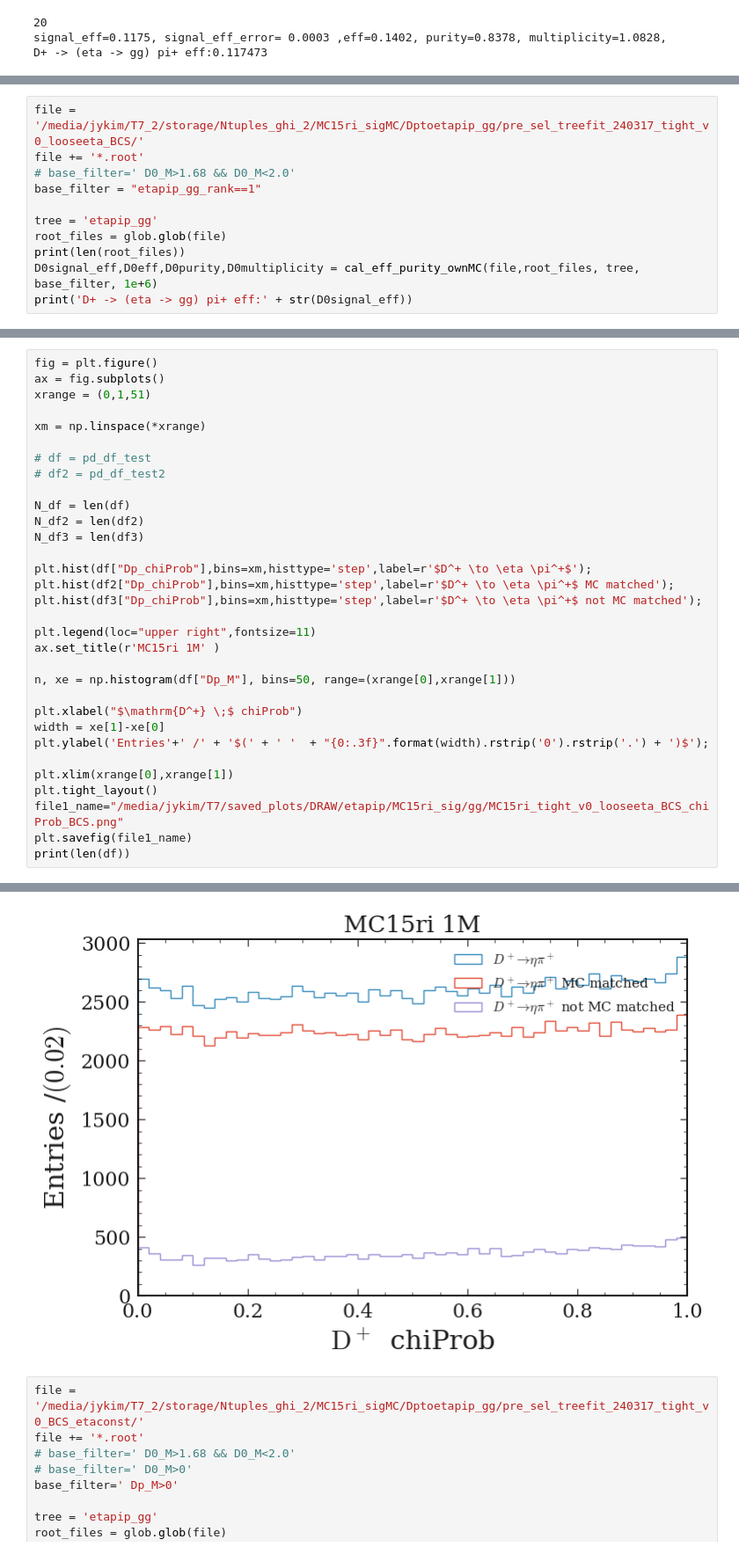
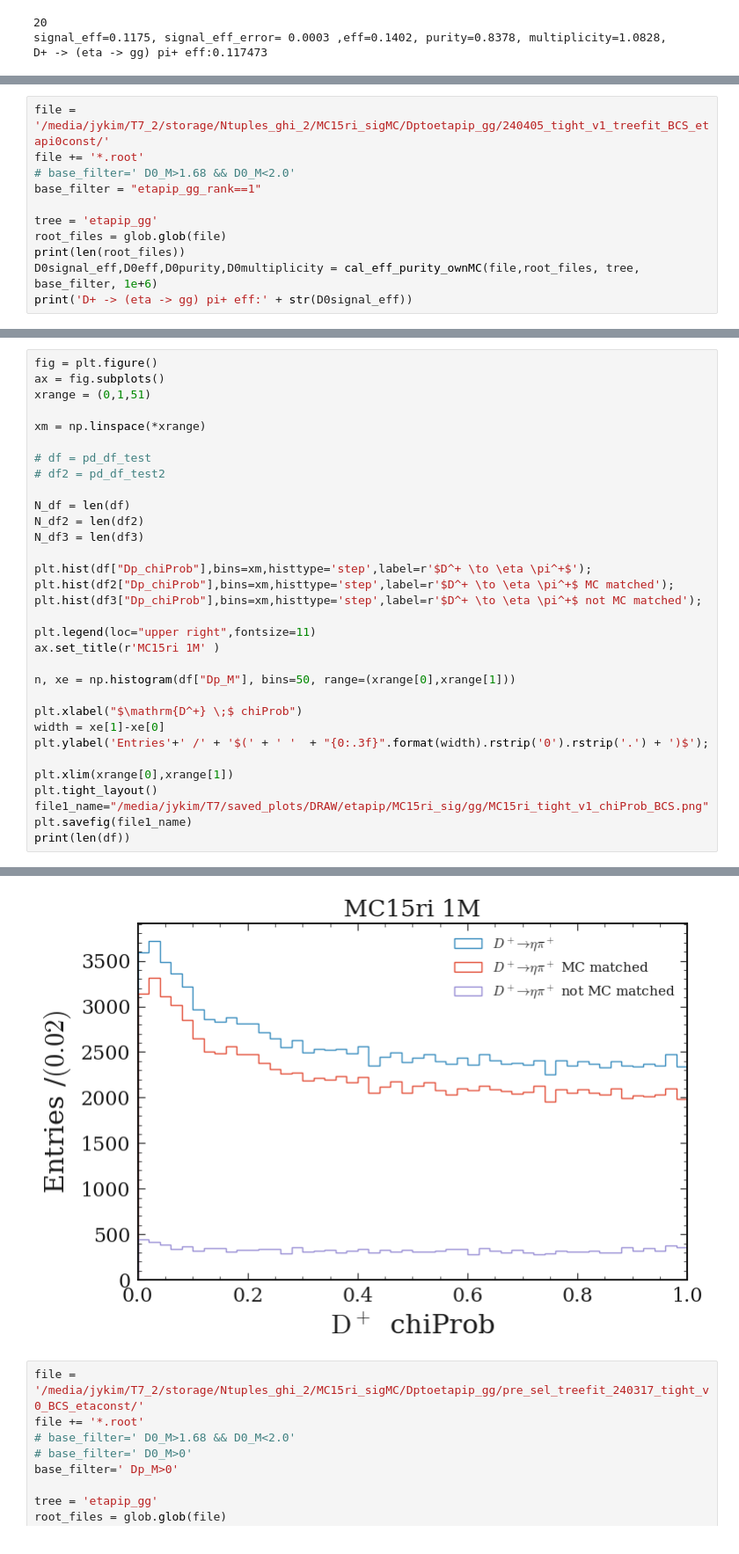
Before and after one commit to jykim-physics/DRAW_and_FITTING, a Jupyter notebook: main/D0etaeta/cut_study/Dpetapip.ipynb, the cells around one changed output, grey strips where cells are left out. Shown at 88% size. Drawn from its saved outputs; the diff is of its cells as text.

```diff
--- a/main/D0etaeta/cut_study/Dpetapip.ipynb
+++ b/main/D0etaeta/cut_study/Dpetapip.ipynb
@@ -208,5 +215,5 @@ print(len(df))
 # %%
-file = '/media/jykim/T7_2/storage/Ntuples_ghi_2/MC15ri_sigMC/Dptoetapip_gg/pre_sel_treefit_240317_tight_v0_looseeta_BCS/'
+file = '/media/jykim/T7_2/storage/Ntuples_ghi_2/MC15ri_sigMC/Dptoetapip_gg/240405_tight_v1_treefit_BCS_etapi0const/'
 file += '*.root'
 # base_filter=' D0_M>1.68 && D0_M<2.0'
 base_filter = "etapip_gg_rank==1"
@@ -290,7 +297,7 @@ plt.ylabel('Entries'+' /' + '$(' + ' '  + "{0:.3f}".format(width).rstrip('0').rs
 
 plt.xlim(xrange[0],xrange[1])
 plt.tight_layout()
-file1_name="/media/jykim/T7/saved_plots/DRAW/etapip/MC15ri_sig/gg/MC15ri_tight_v0_looseeta_BCS_chiProb_BCS.png"
+file1_name="/media/jykim/T7/saved_plots/DRAW/etapip/MC15ri_sig/gg/MC15ri_tight_v1_chiProb_BCS.png"
 plt.savefig(file1_name)
 print(len(df))
 # %% [output]
@@ -298,4 +305,4 @@ print(len(df))
-[figure, old version]
+[figure, new version]
 # %%
 file = '/media/jykim/T7_2/storage/Ntuples_ghi_2/MC15ri_sigMC/Dptoetapip_gg/pre_sel_treefit_240317_tight_v0_BCS_etaconst/'
 file += '*.root'
```
Also changed, not shown: parts of 9 cells of this notebook, 5 other files.
